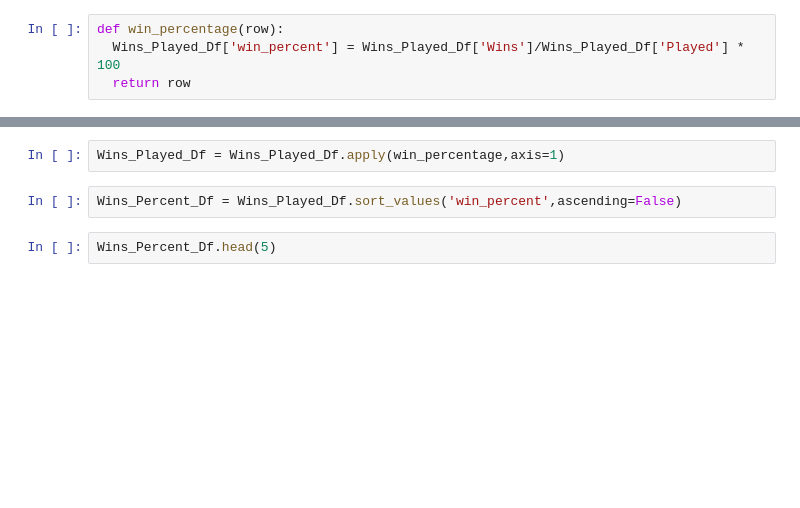
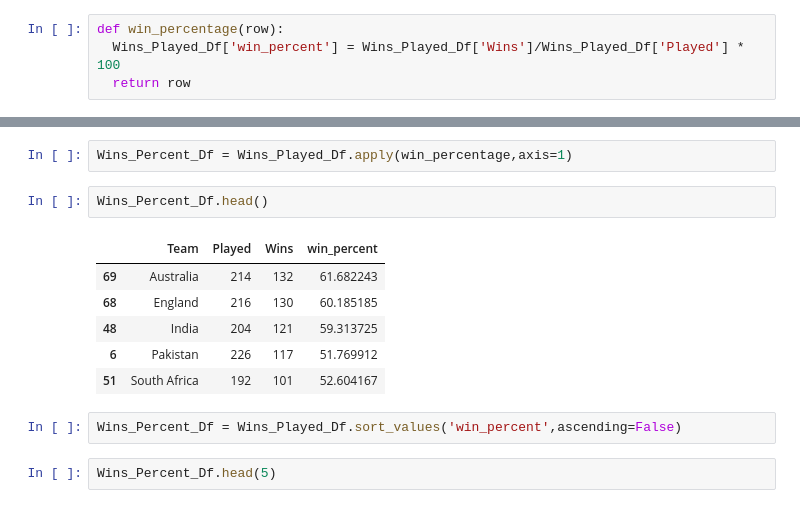
Before and after one commit to sudeep-009/GooglePlayStoreApp-analysis, a Jupyter notebook: Copy_of_Self_Project_Cricket_Scorecard.ipynb, the cells around one changed output, grey strips where cells are left out. Cells and saved outputs as stored; diff of their text form; blank space fills up the shorter version.

```diff
--- a/Copy_of_Self_Project_Cricket_Scorecard.ipynb
+++ b/Copy_of_Self_Project_Cricket_Scorecard.ipynb
@@ -239,5 +248,14 @@ def win_percentage(row):
 # %%
-Wins_Played_Df = Wins_Played_Df.apply(win_percentage,axis=1)
+Wins_Percent_Df = Wins_Played_Df.apply(win_percentage,axis=1)
+# %%
+Wins_Percent_Df.head()
+# %% [output]
+|  | Team | Played | Wins | win_percent |
+| 69 | Australia | 214 | 132 | 61.682243 |
+| 68 | England | 216 | 130 | 60.185185 |
+| 48 | India | 204 | 121 | 59.313725 |
+| 6 | Pakistan | 226 | 117 | 51.769912 |
+| 51 | South Africa | 192 | 101 | 52.604167 |
 # %%
 Wins_Percent_Df = Wins_Played_Df.sort_values('win_percent',ascending=False)
 # %%
```
Also changed, not shown: parts of 12 cells of this notebook.
